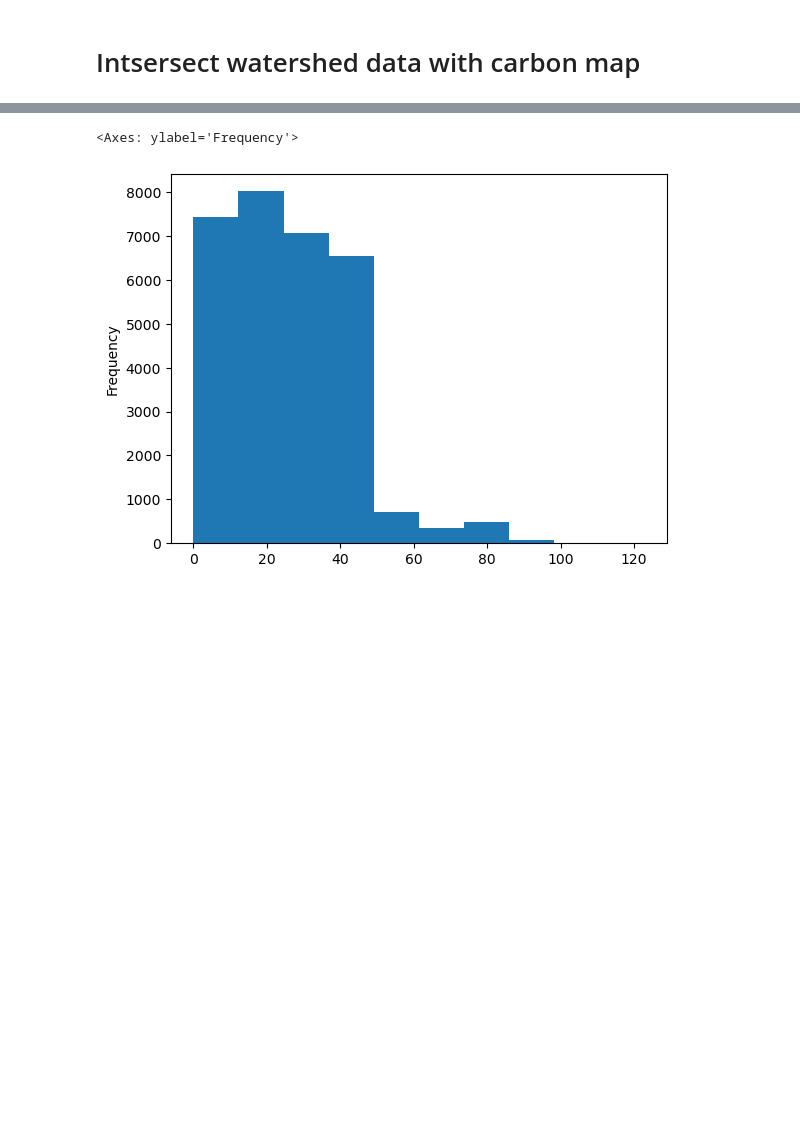
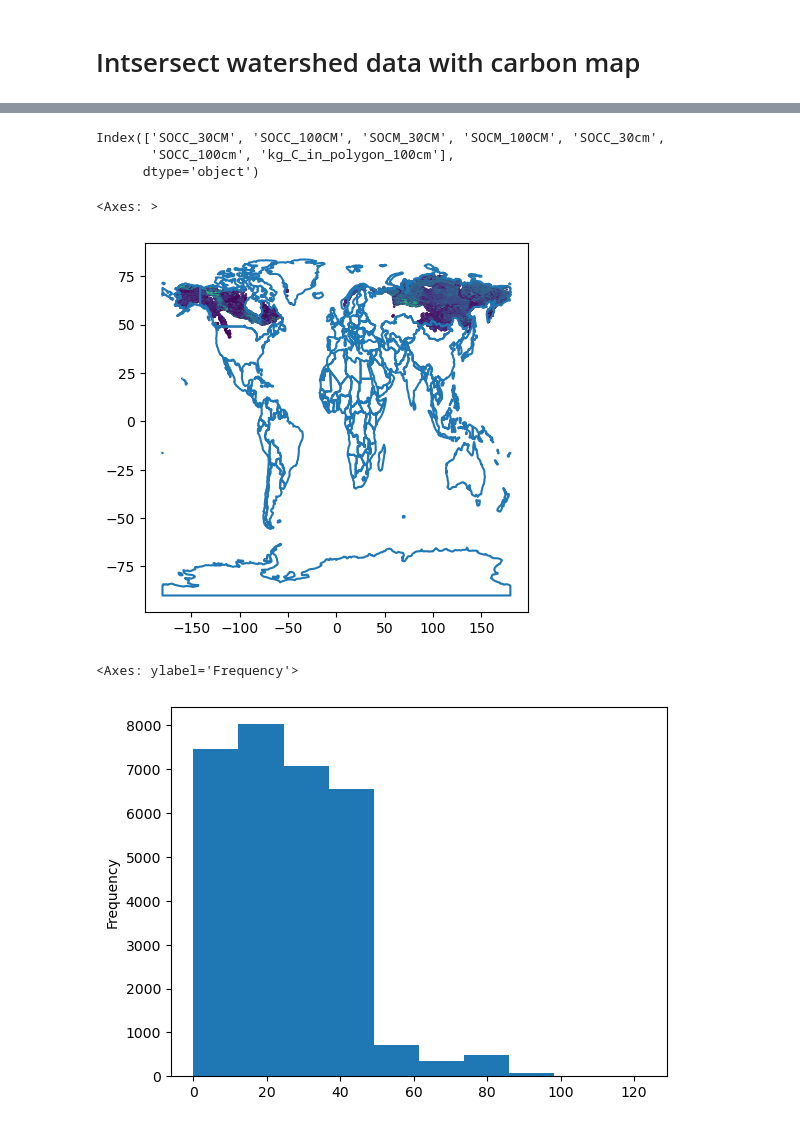
Before and after one commit to jmdelvecchio/arctic-drainage-density, a Jupyter notebook: step5_carbon.ipynb, the cells around one changed output, grey strips where cells are left out. Saved outputs shown, nothing was run; the diff lists cells and outputs as text; code cells hidden in the pictures; blank space fills up the shorter version.

```diff
--- a/step5_carbon.ipynb
+++ b/step5_carbon.ipynb
@@ -73,11 +97,33 @@ shed_gdf = gpd.GeoDataFrame(
     shed_csv, geometry=gpd.points_from_xy(shed_csv.long, shed_csv.lat), crs='epsg:4326')
 # %%
 shed_carbon = gpd.sjoin(shed_gdf, gdf)
+# %%
+shed_carbon.columns[shed_carbon.columns.str.contains('|'.join(a_list))]
+# %% [output]
+Index(['SOCC_30CM', 'SOCC_100CM', 'SOCM_30CM', 'SOCM_100CM', 'SOCC_30cm',
+       'SOCC_100cm', 'kg_C_in_polygon_100cm'],
+      dtype='object')
 # %%
 # omg there's 'SOCC_30CM' and 'SOCC_30cm ... clean that ish up
 
 shed_carbon.loc[shed_carbon['SOCC_30CM'].isna(), 'SOCC_30CM'] = shed_carbon.loc[shed_carbon['SOCC_30CM'].isna(), 'SOCC_30cm']
 shed_carbon.loc[shed_carbon['SOCC_100CM'].isna(), 'SOCC_100CM'] = shed_carbon.loc[shed_carbon['SOCC_100CM'].isna(), 'SOCC_100cm']
+# %%
+fig, ax = plt.subplots()
+world = gpd.read_file(gpd.datasets.get_path('naturalearth_lowres'))
+world.boundary.plot(ax=ax)
+# gdf.plot(
+#     # column='SOCC_100CM', s=0.5,
+#     ax=ax)
+# shed_gdf.plot(
+#     # column='SOCC_100CM', s=0.5,
+#     ax=ax)
+shed_carbon.plot(
+    column='SOCC_100CM', s=0.5,
+    ax=ax)
+# %% [output]
+<Axes: >
+[figure, added]
 # %%
 shed_carbon['SOCC_100CM'].plot.hist()
 # %% [output]
```
Also changed, not shown: parts of 9 cells of this notebook.
